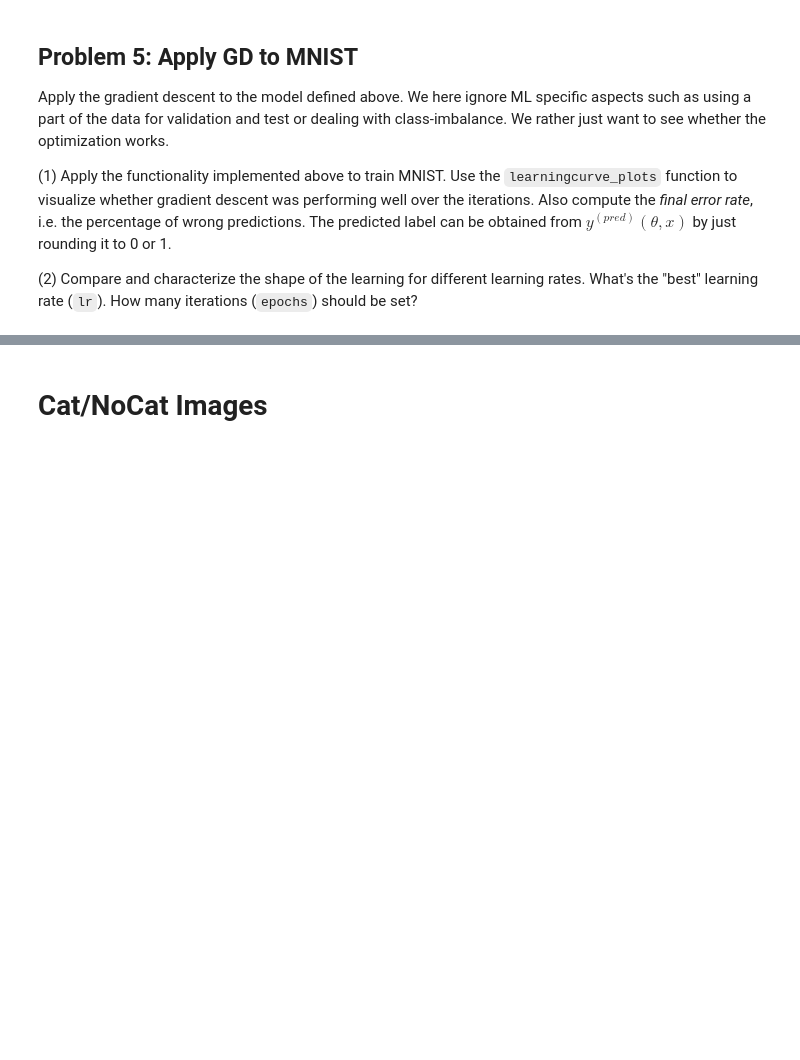
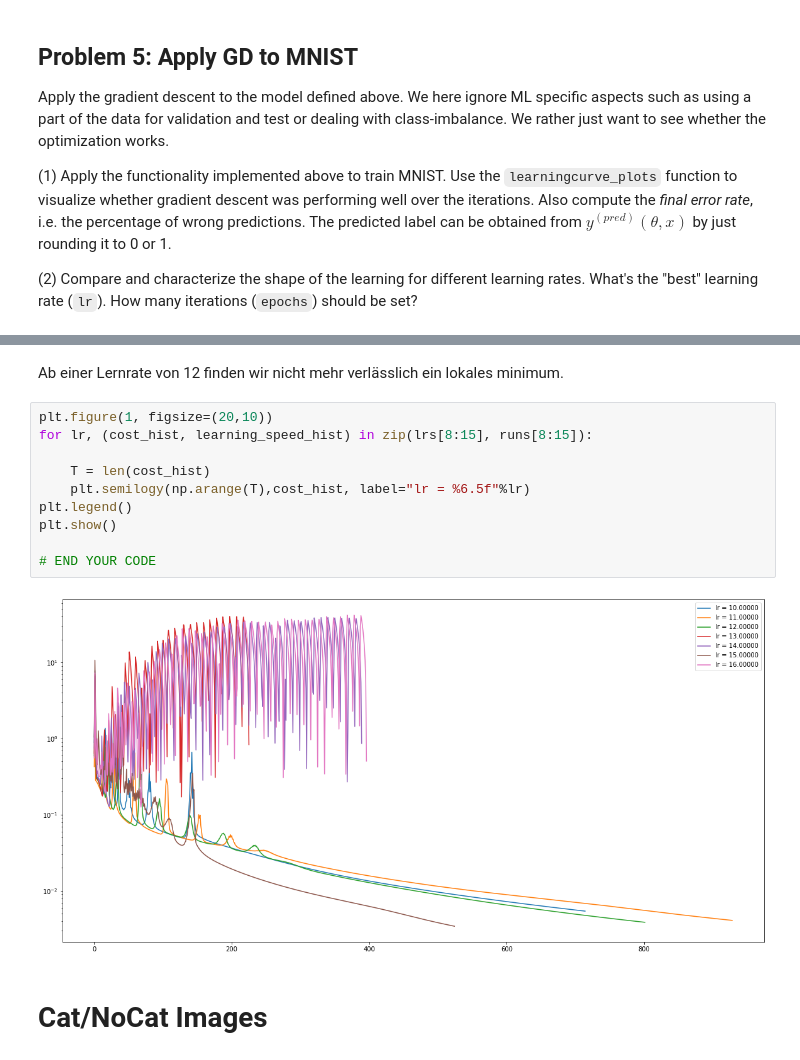
Before and after one commit to hariveliki/vta_le7_mini_challenge, a Jupyter notebook: train_neural_net_stud_V4.ipynb, the cells around one changed output, grey strips where cells are left out. Cells and saved outputs as stored; diff of their text form; blank space fills up the shorter version.

```diff
--- a/train_neural_net_stud_V4.ipynb
+++ b/train_neural_net_stud_V4.ipynb
@@ -688,3 +720,17 @@ ValueError: matmul: Input operand 1 has a mismatch in its core dimension 0, with
+# %% [markdown]
+Ab einer Lernrate von 12 finden wir nicht mehr verlässlich ein lokales minimum.
+# %%
+plt.figure(1, figsize=(20,10))
+for lr, (cost_hist, learning_speed_hist) in zip(lrs[8:15], runs[8:15]):
+
+    T = len(cost_hist)
+    plt.semilogy(np.arange(T),cost_hist, label="lr = %6.5f"%lr)
+plt.legend()
+plt.show()
+
+# END YOUR CODE
+# %% [output]
+[figure, added]
 # %% [markdown]
 # Cat/NoCat Images
 # %% [markdown]
```
Also changed, not shown: parts of 6 cells of this notebook.
